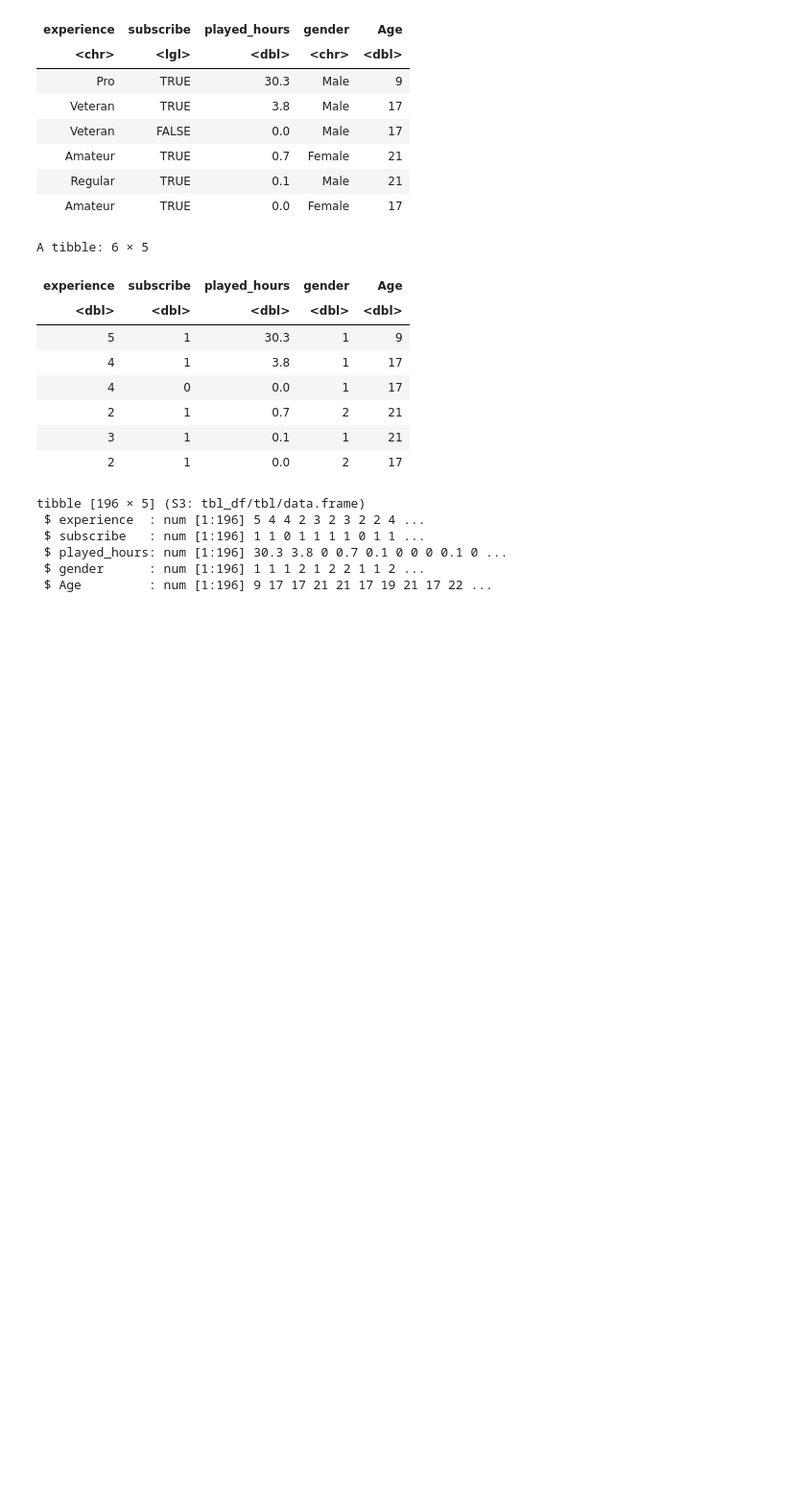
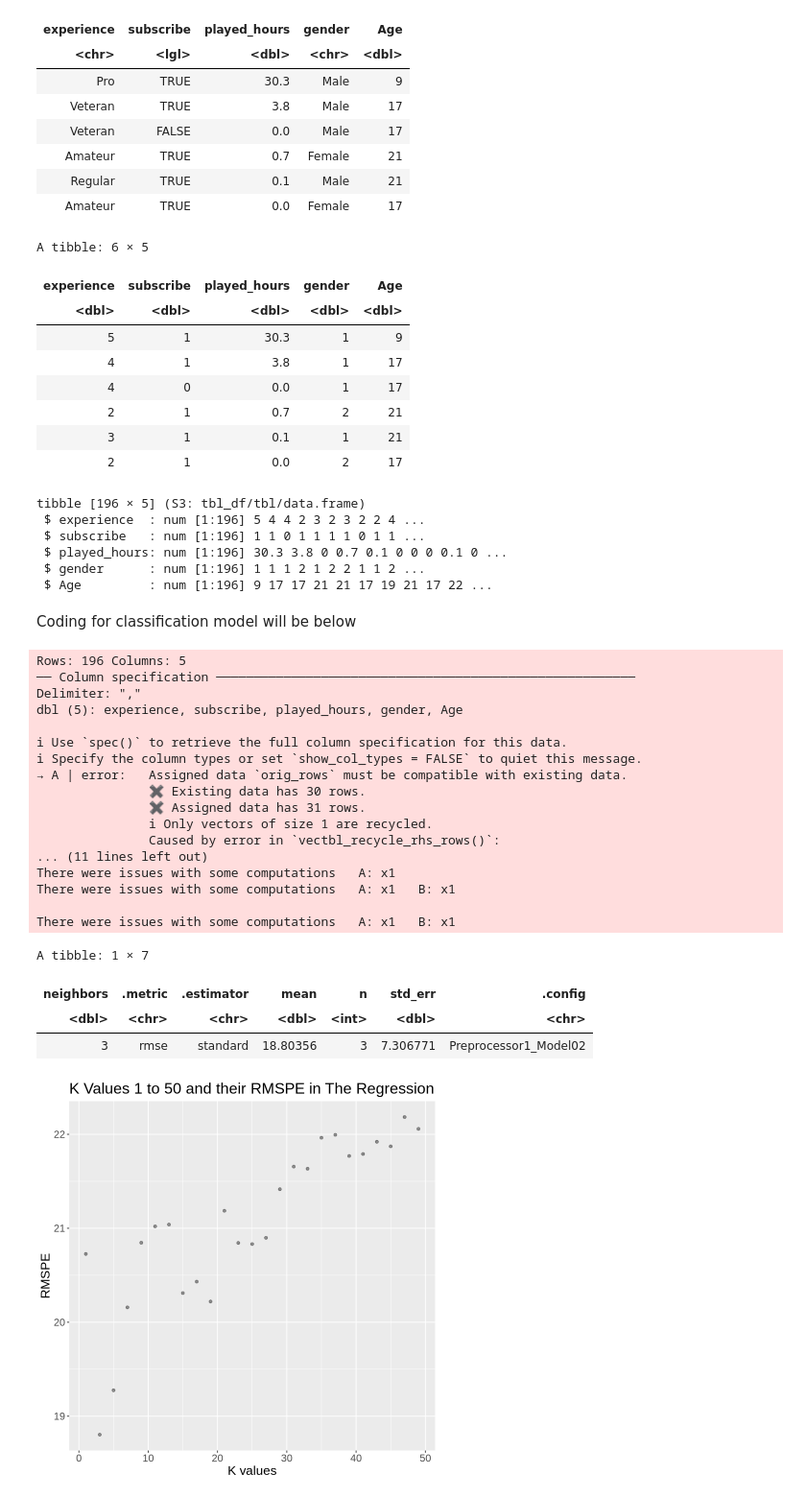
Before and after one commit to rjmc2006/DSCI-100_group_project, a Jupyter notebook: players_numeric.ipynb, the cells around one changed output. Shown: that part at 96% size. Drawn from its saved outputs; the diff is of its cells as text; code cells hidden in the pictures; blank space fills up the shorter version.

```diff
--- a/players_numeric.ipynb
+++ b/players_numeric.ipynb
@@ -101,3 +103,81 @@ tibble [196 × 5] (S3: tbl_df/tbl/data.frame)
  $ Age         : num [1:196] 9 17 17 21 21 17 19 21 17 22 ...
 # %%
 write.csv(players_numeric, "players_numeric_cleaned.csv", row.names = FALSE)
+# %% [markdown]
+Coding for classification model will be below
+# %%
+set.seed(2025)
+
+numeric_cleaned_players<- read_csv("players_numeric_cleaned.csv")
+# head(numeric_cleaned_players)
+
+#split of data set for testing and training
+players_split <- initial_split(numeric_cleaned_players, prop = 0.75, strata = played_hours)
+players_train <- training(players_split)
+players_test <- testing(players_split)
+
+
+#model spec
+players_spec <- nearest_neighbor(weight_func = "rectangular", neighbors = tune()) |>
+    set_engine("kknn") |>
+    set_mode("regression")
+
+#model recipe
+players_recipe <- recipe(played_hours ~ ., data = players_train) |>
+    step_scale(all_predictors()) |>
+    step_center(all_predictors())
+
+#preping for cross-validation
+players_vfold <- vfold_cv(players_train, v = 5, strata = played_hours)
+
+#model workflow
+players_fit <- workflow() |>
+    add_recipe(players_recipe) |>
+    add_model(players_spec)
+
+
+#creating K values for tune testing in our workflow
+gridvals <- tibble(neighbors = seq(from = 1, to = 50, by = 2))
+
+player_tuning_results <- players_fit |>
+    tune_grid(resamples = players_vfold, grid = gridvals) |>
+    collect_metrics() |>
+    filter(.metric == "rmse")
+# player_tuning_results
+
+#add options graph size editor here
+rmse_best_k_plot <- player_tuning_results |>
+    ggplot(aes(x= neighbors, y=mean)) +
+    geom_point(alpha = 0.4) +
+    # geom_line() +
+    labs(x='K values', y='RMSPE', title='K Values 1 to 50 and their RMSPE in The Regression Model') +
+    theme(text = element_text(size = 16))
+rmse_best_k_plot
+
+#finding the best k value which ends up being k = 3
+players_best_k <- player_tuning_results |>
+    filter(mean == min(mean))
+players_best_k
+# %% [output]
+Rows: 196 Columns: 5
+── Column specification ────────────────────────────────────────────────────────
+Delimiter: ","
+dbl (5): experience, subscribe, played_hours, gender, Age
+
+ℹ Use `spec()` to retrieve the full column specification for this data.
+ℹ Specify the column types or set `show_col_types = FALSE` to quiet this message.
+→ A | error:   Assigned data `orig_rows` must be compatible with existing data.
+               ✖ Existing data has 30 rows.
+               ✖ Assigned data has 31 rows.
+               ℹ Only vectors of size 1 are recycled.
+               Caused by error in `vectbl_recycle_rhs_rows()`:
+... (11 lines left out)
+There were issues with some computations   A: x1
+There were issues with some computations   A: x1   B: x1
+
+There were issues with some computations   A: x1   B: x1
+A tibble: 1 × 7
+| neighbors | .metric | .estimator | mean | n | std_err | .config |
+| <dbl> | <chr> | <chr> | <dbl> | <int> | <dbl> | <chr> |
+| 3 | rmse | standard | 18.80356 | 3 | 7.306771 | Preprocessor1_Model02 |
+[figure, added]
```
Also changed, not shown: parts of 3 cells of this notebook.
